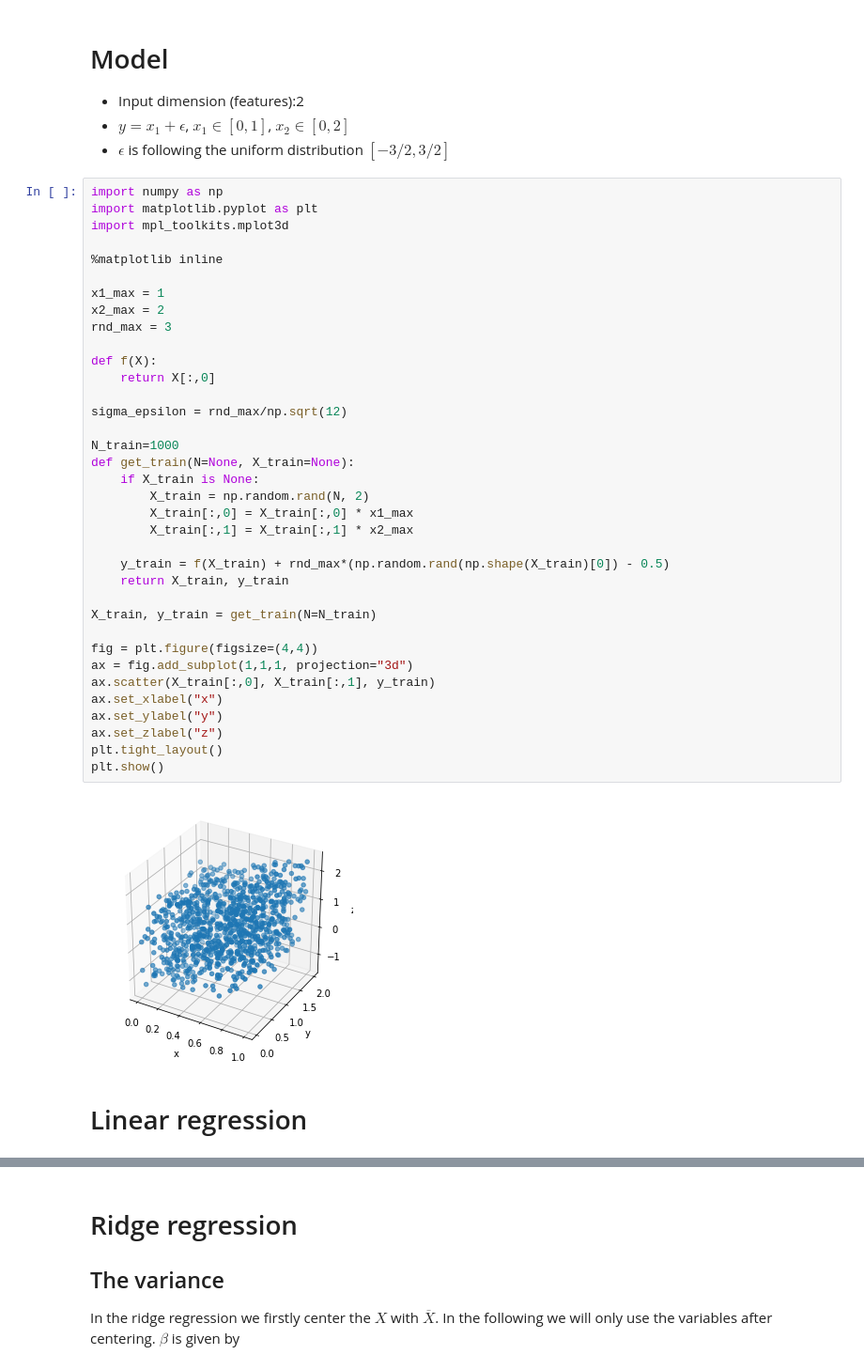
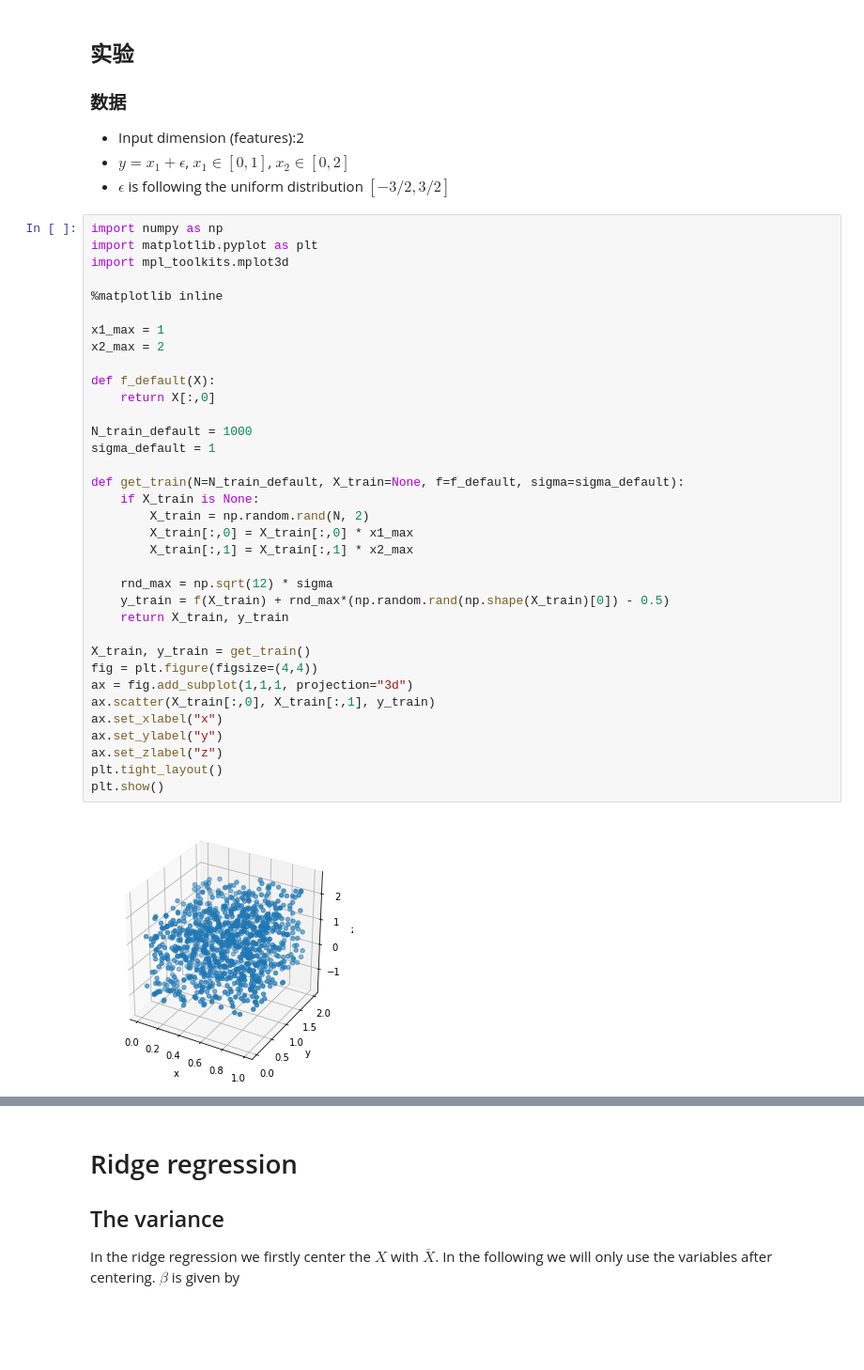
Before and after one commit to lhprojects/blog, a Jupyter notebook: JupyterNotebooks/LinearRegressionAndPCA_Exp.ipynb, the cells around one changed output, grey strips where cells are left out. Shown at 94% size. Saved outputs shown, nothing was run; the diff lists cells and outputs as text; blank space fills up the shorter version.

```diff
--- a/JupyterNotebooks/LinearRegressionAndPCA_Exp.ipynb
+++ b/JupyterNotebooks/LinearRegressionAndPCA_Exp.ipynb
@@ -4,5 +183,7 @@
 # %% [markdown]
-# Model
+## 实验
+
+### 数据
 
 * Input dimension (features):2
 * $y =  x_1  + \epsilon$, $x_1 \in [0,1]$, $x_2 \in [0,2]$
@@ -10,40 +191,37 @@
 # %%
 import numpy as np
 import matplotlib.pyplot as plt
 import mpl_toolkits.mplot3d
 
 %matplotlib inline
 
 x1_max = 1
 x2_max = 2
-rnd_max = 3
 
-def f(X):
+def f_default(X):
     return X[:,0]
 
-sigma_epsilon = rnd_max/np.sqrt(12)
+N_train_default = 1000
+sigma_default = 1
 
-N_train=1000
-def get_train(N=None, X_train=None):
+def get_train(N=N_train_default, X_train=None, f=f_default, sigma=sigma_default):
     if X_train is None:
         X_train = np.random.rand(N, 2)
         X_train[:,0] = X_train[:,0] * x1_max
         X_train[:,1] = X_train[:,1] * x2_max
 
+    rnd_max = np.sqrt(12) * sigma
     y_train = f(X_train) + rnd_max*(np.random.rand(np.shape(X_train)[0]) - 0.5)
     return X_train, y_train
 
-X_train, y_train = get_train(N=N_train)
-
+X_train, y_train = get_train()
 fig = plt.figure(figsize=(4,4))
 ax = fig.add_subplot(1,1,1, projection="3d")
 ax.scatter(X_train[:,0], X_train[:,1], y_train)
 ax.set_xlabel("x")
 ax.set_ylabel("y")
 ax.set_zlabel("z")
 plt.tight_layout()
 plt.show()
 # %% [output]
-[figure, old version]
+[figure, new version]
-# %% [markdown]
-# Linear regression
```
Also changed, not shown: parts of 15 cells of this notebook.
